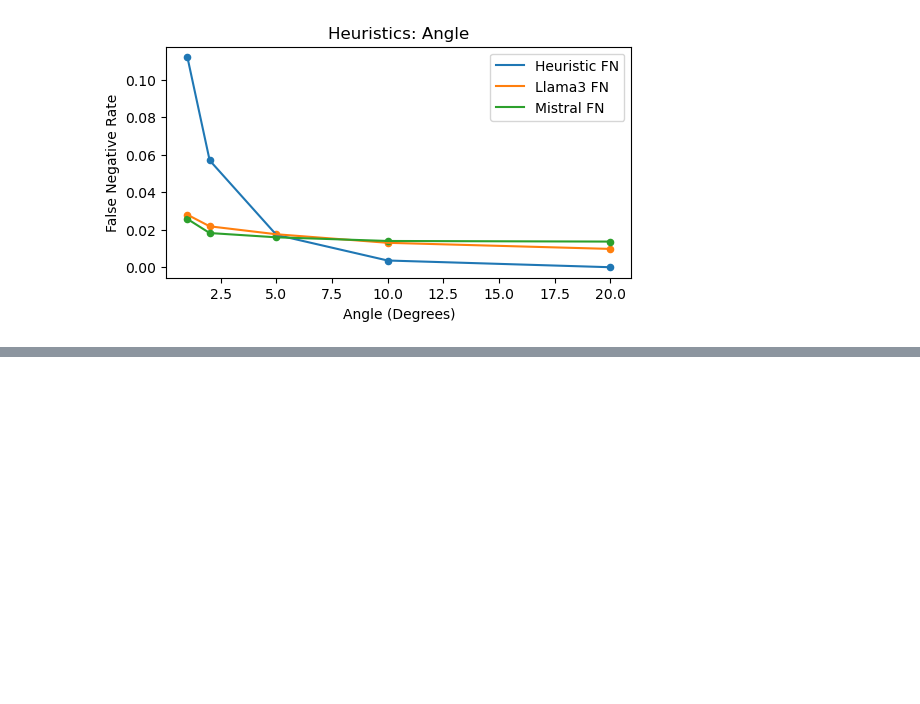
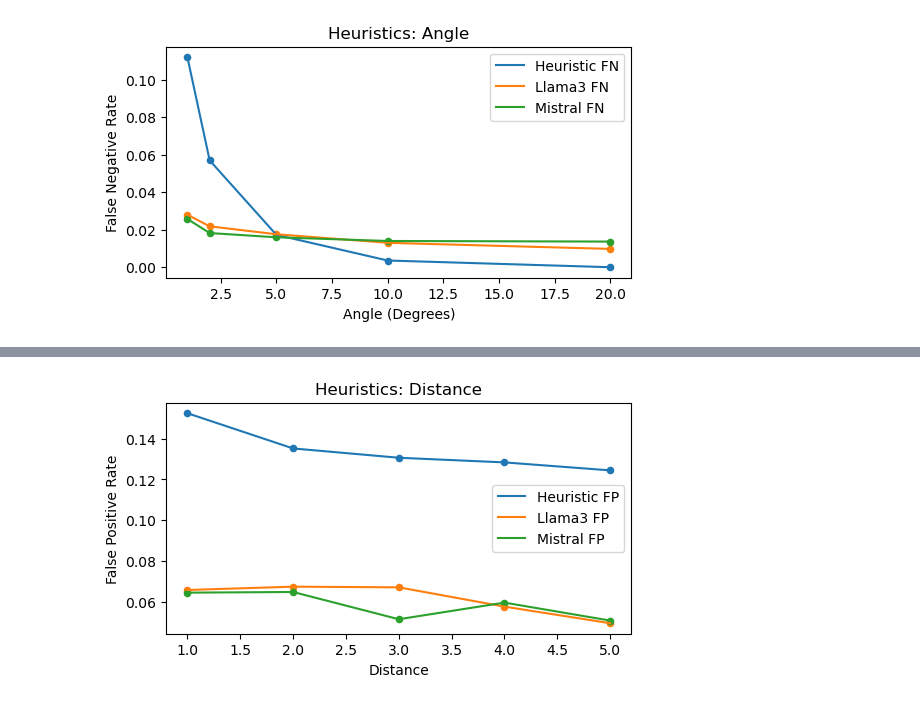
Before and after one commit to BeanHam/2024-spatial-data-integration, a Jupyter notebook: inference_results/inference_results.ipynb, the cells around one changed output, grey strips where cells are left out. Drawn from its saved outputs; the diff is of its cells as text; code cells hidden in the pictures; blank space fills up the shorter version.

```diff
--- a/inference_results/inference_results.ipynb
+++ b/inference_results/inference_results.ipynb
@@ -128,0 +144,15 @@ pass
+# %%
+plt.figure(figsize=(6,3))
+plt.plot(distances,heuristic_fp,label='Heuristic FP')
+plt.plot(distances,llama_fp,label='Llama3 FP')
+plt.plot(distances,mistral_fp,label='Mistral FP')
+plt.scatter(distances, heuristic_fp,s=20)
+plt.scatter(distances, llama_fp,s=20)
+plt.scatter(distances, mistral_fp,s=20)
+plt.title('Heuristics: Distance')
+plt.ylabel('False Positive Rate')
+plt.xlabel('Distance')
+plt.legend()
+pass
+# %% [output]
+[figure, added]
```
Also changed, not shown: parts of 7 cells of this notebook.
